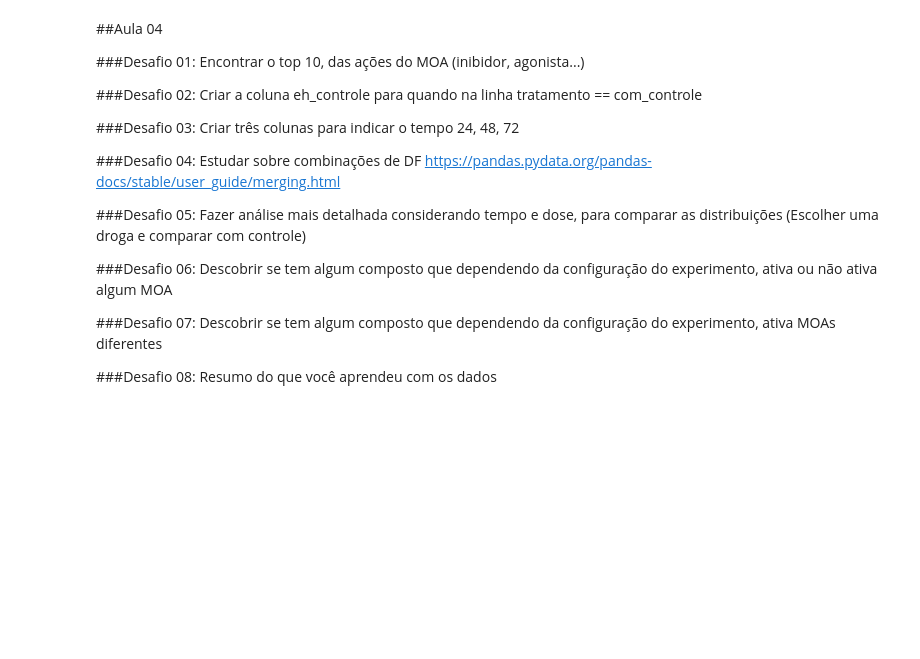
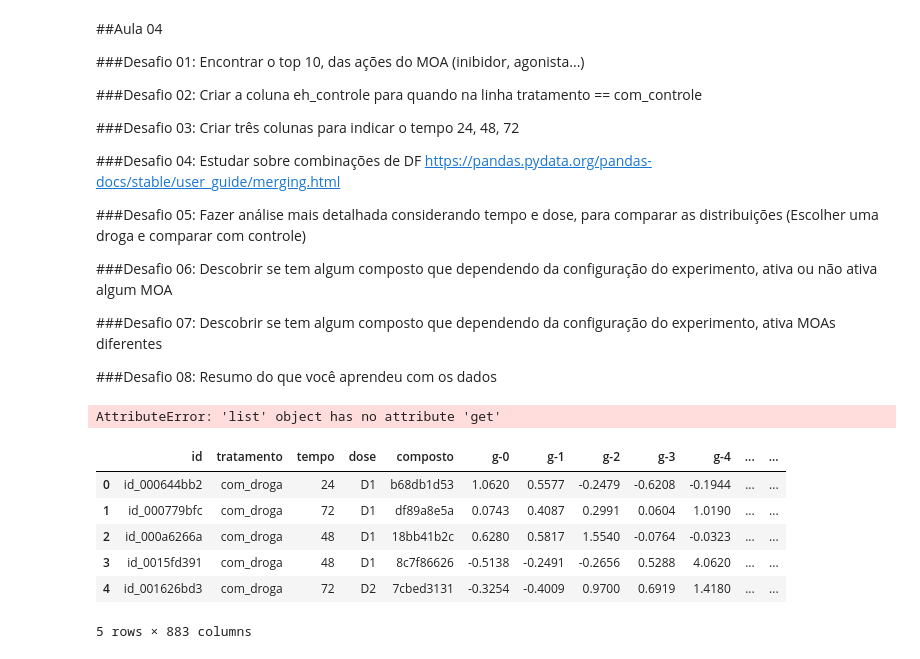
Before and after one commit to Caesar-Victor/CaesarRepo, a Jupyter notebook: python/Alura/Imesao_Dados-Aula_04.ipynb, the cells around one changed output. Saved outputs shown, nothing was run; the diff lists cells and outputs as text; code cells hidden in the pictures; blank space fills up the shorter version.

```diff
--- a/python/Alura/Imesao_Dados-Aula_04.ipynb
+++ b/python/Alura/Imesao_Dados-Aula_04.ipynb
@@ -258,3 +162,77 @@ Agora é com você! Faça os desafios e nos encontramos na próxima aula.
 
 
 ###Desafio 08: Resumo do que você aprendeu com os dados
+# %%
+#desafio 01
+contagem_moa_top = dados_resultados.select_dtypes('int64').drop('n_moa', axis = 1).sum().sort_values(ascending=False).index[:10]
+contagem_moa_top
+top = []
+for i in contagem_moa_top:
+    if i[len(i)-1] == 'r':
+        top.append('inhibitor')
+    elif i[len(i)-1] == 't':
+        top.append('antagonist')
+    else:
+        top.append(i)
+# %%
+#Desafio 02
+eh_controle=[]
+for i in dados['tratamento']:
+    if i[len(i)-1] == 'e':
+        eh_controle.append(1)
+    else:
+        eh_controle.append(0)
+dados_combinados['eh_controle'] = eh_controle
+# %%
+###Desafio 03: Criar três colunas para indicar o tempo 24, 48, 72
+t24 = []
+t48 = []
+t72 = []
+for i in dados['tempo']:
+    if i == 24:
+        t24.append(1)
+        t48.append(0)
+        t72.append(0)
+    elif i == 48:
+        t24.append(0)
+        t48.append(1)
+        t72.append(0)
+    else:
+        t24.append(0)
+        t48.append(0)
+        t72.append(1)
+dados_combinados['Tempo = 24'] = t24
+dados_combinados['Tempo = 48'] = t48
+dados_combinados['Tempo = 72'] = t72
+# %%
+###Desafio 05: Fazer análise mais detalhada considerando tempo e dose, para comparar as distribuições (Escolher uma droga e comparar com controle)
+sns.set()
+d1 = []
+d2 = []
+c = 0
+for i in dados_combinados['ativo_moa']:
+    if i:
+        if dados['dose'][c] == 'D1':
+            d1.append(1)
+            d2.append(0)
+        else:
+            d1.append(0)
+            d2.append(1)
+    c+=1
+ax = sns.countplot(x = 'tempo', data=)
+plt.title('Top 5 compostos')
+plt.xlabel('Tempo')
+plt.ylabel('Quantidade')
+plt.show()
+# %% [output]
+AttributeError: 'list' object has no attribute 'get'
+# %%
+dados_combinados.head()
+# %% [output]
+|  | id | tratamento | tempo | dose | composto | g-0 | g-1 | g-2 | g-3 | g-4 | ... | ... |
+| 0 | id_000644bb2 | com_droga | 24 | D1 | b68db1d53 | 1.0620 | 0.5577 | -0.2479 | -0.6208 | -0.1944 | ... | ... |
+| 1 | id_000779bfc | com_droga | 72 | D1 | df89a8e5a | 0.0743 | 0.4087 | 0.2991 | 0.0604 | 1.0190 | ... | ... |
+| 2 | id_000a6266a | com_droga | 48 | D1 | 18bb41b2c | 0.6280 | 0.5817 | 1.5540 | -0.0764 | -0.0323 | ... | ... |
+| 3 | id_0015fd391 | com_droga | 48 | D1 | 8c7f86626 | -0.5138 | -0.2491 | -0.2656 | 0.5288 | 4.0620 | ... | ... |
+| 4 | id_001626bd3 | com_droga | 72 | D2 | 7cbed3131 | -0.3254 | -0.4009 | 0.9700 | 0.6919 | 1.4180 | ... | ... |
+5 rows × 883 columns
```
Also changed, not shown: parts of 27 cells of this notebook.
